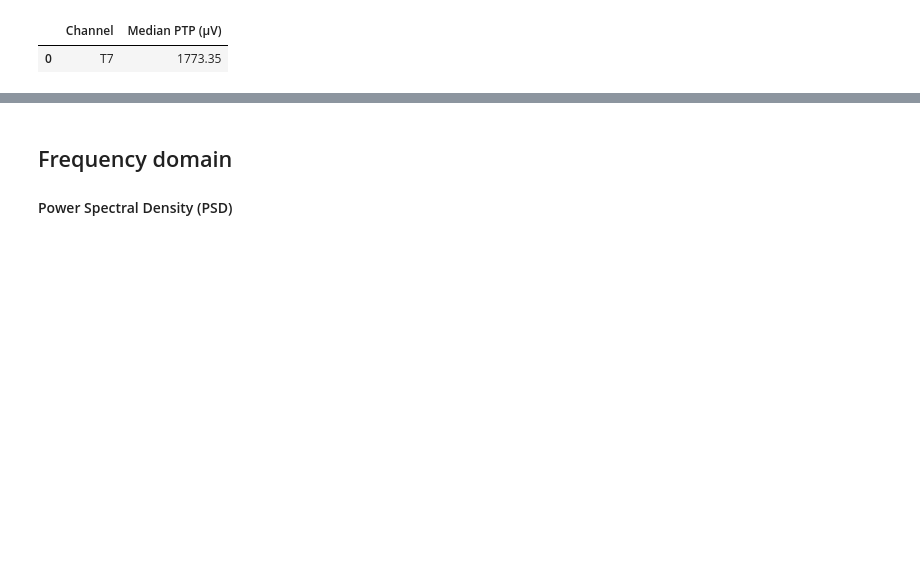
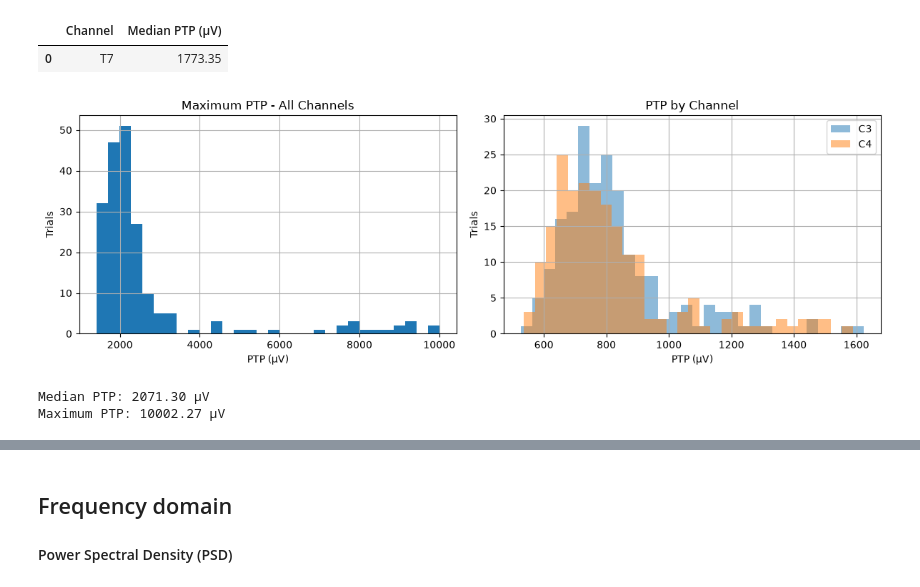
Before and after one commit to alarxx/BCI_Midterm_Project, a Jupyter notebook: project.ipynb, the cells around one changed output, grey strips where cells are left out. Drawn from its saved outputs; the diff is of its cells as text; code cells hidden in the pictures; blank space fills up the shorter version.

Commit message:
epoch artifacts and rejection

```diff
--- a/project.ipynb
+++ b/project.ipynb
@@ -657,3 +657,9 @@ display(pd.DataFrame({
 | 22 | 190 | 2 | Fp1 | 7051.89 |
 |  | Channel | Median PTP (µV) |
 | 0 | T7 | 1773.35 |
+# %%
+plot_ptp(filtered_epochs, channels=("C3", "C4"))
+# %% [output]
+[figure, added]
+Median PTP: 2071.30 µV
+Maximum PTP: 10002.27 µV
```
Also changed, not shown: parts of 4 cells of this notebook.
